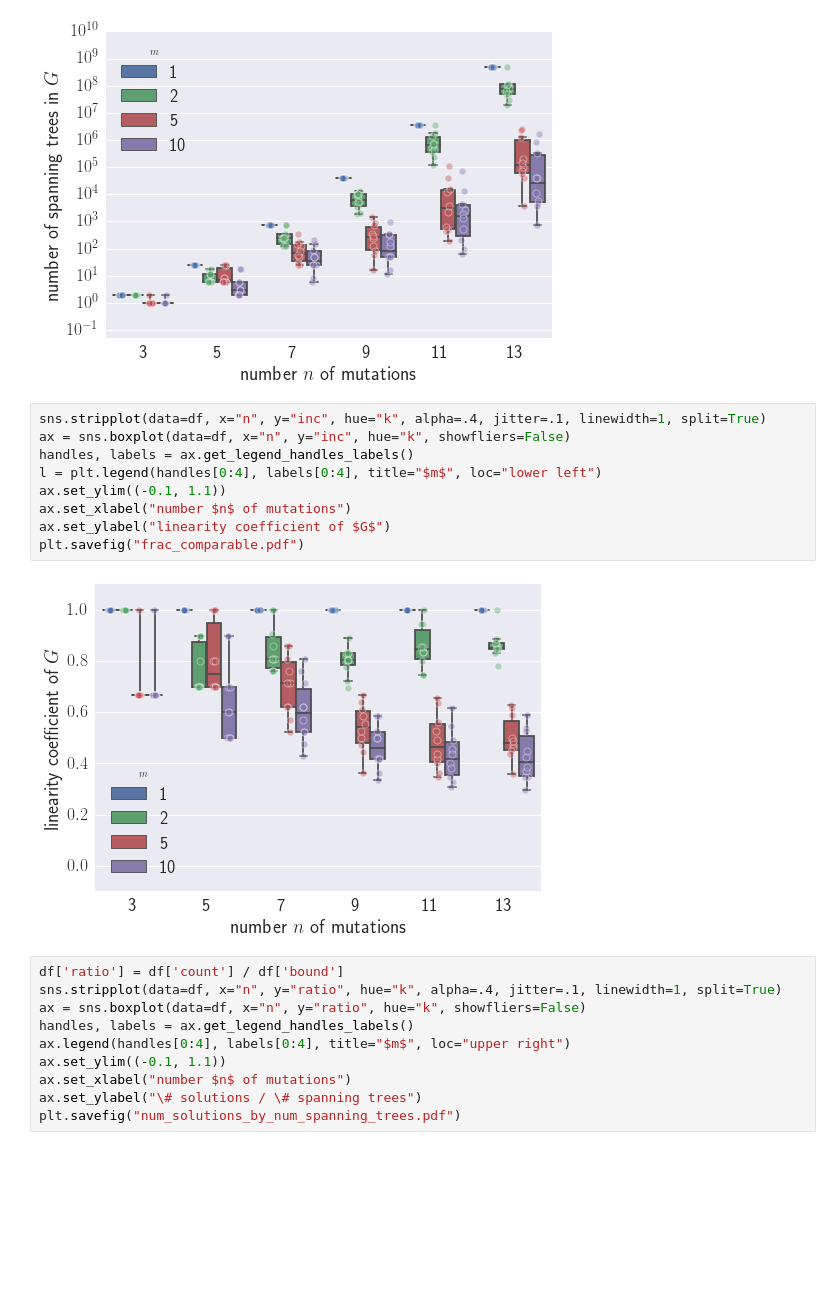
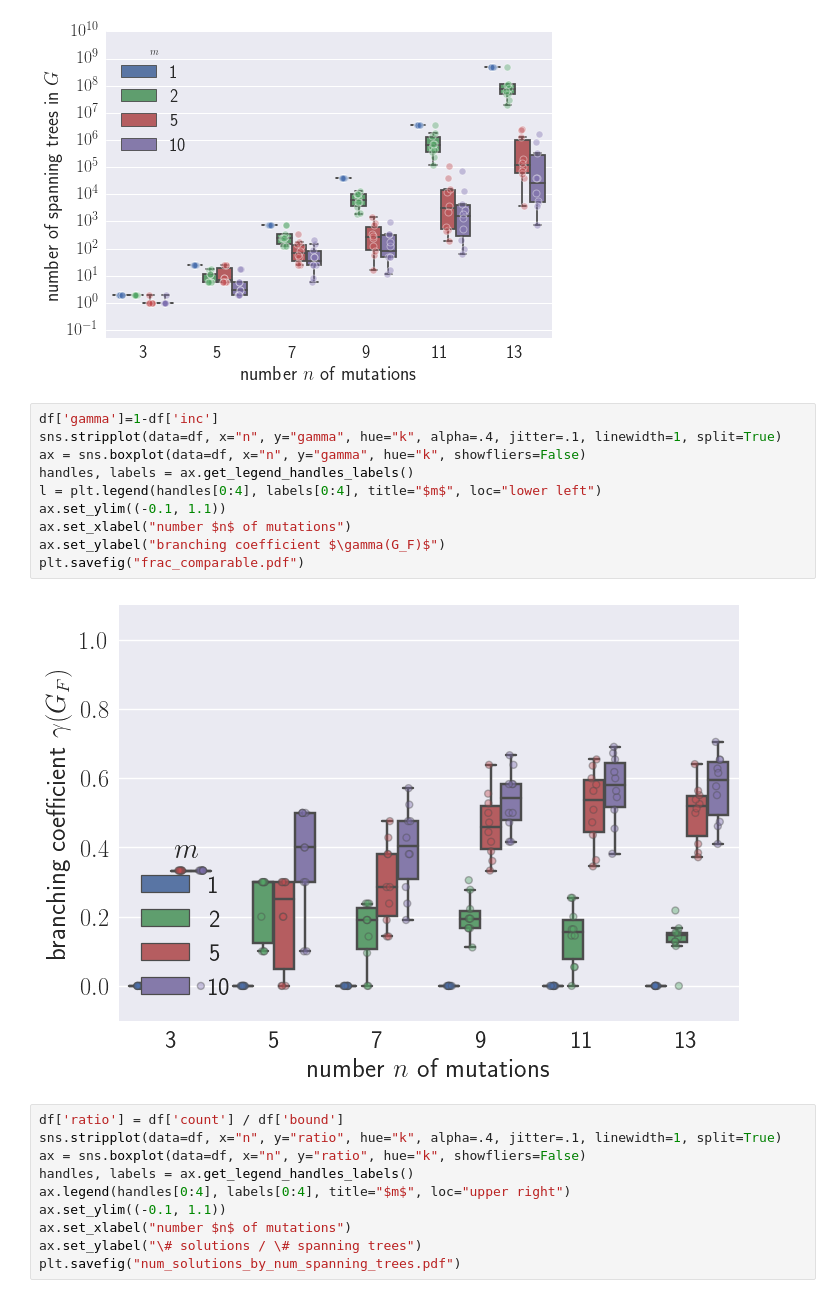
Before and after one commit to elkebir-group/PPM-NonUniq, a Jupyter notebook: analysis.ipynb, the cells around one changed output. Saved outputs shown, nothing was run; the diff lists cells and outputs as text; blank space fills up the shorter version.

```diff
--- a/analysis.ipynb
+++ b/analysis.ipynb
@@ -424,16 +424,17 @@ plt.savefig("spanning_trees.pdf")
 # %% [output]
 [figure]
 # %%
-sns.stripplot(data=df, x="n", y="inc", hue="k", alpha=.4, jitter=.1, linewidth=1, split=True)
-ax = sns.boxplot(data=df, x="n", y="inc", hue="k", showfliers=False)
+df['gamma']=1-df['inc']
+sns.stripplot(data=df, x="n", y="gamma", hue="k", alpha=.4, jitter=.1, linewidth=1, split=True)
+ax = sns.boxplot(data=df, x="n", y="gamma", hue="k", showfliers=False)
 handles, labels = ax.get_legend_handles_labels()
 l = plt.legend(handles[0:4], labels[0:4], title="$m$", loc="lower left")
 ax.set_ylim((-0.1, 1.1))
 ax.set_xlabel("number $n$ of mutations")
-ax.set_ylabel("linearity coefficient of $G$")
+ax.set_ylabel("branching coefficient $\gamma(G_F)$")
 plt.savefig("frac_comparable.pdf")
 # %% [output]
-[figure, old version]
+[figure, new version]
 # %%
 df['ratio'] = df['count'] / df['bound']
 sns.stripplot(data=df, x="n", y="ratio", hue="k", alpha=.4, jitter=.1, linewidth=1, split=True)
```
Also changed, not shown: 47 other files.
